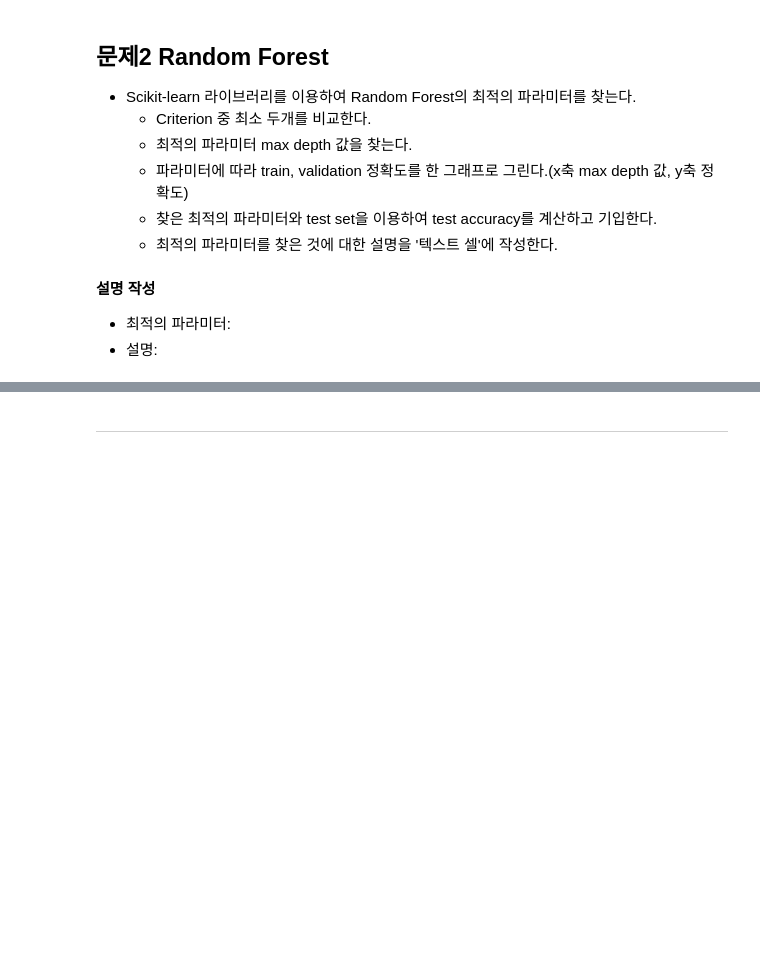
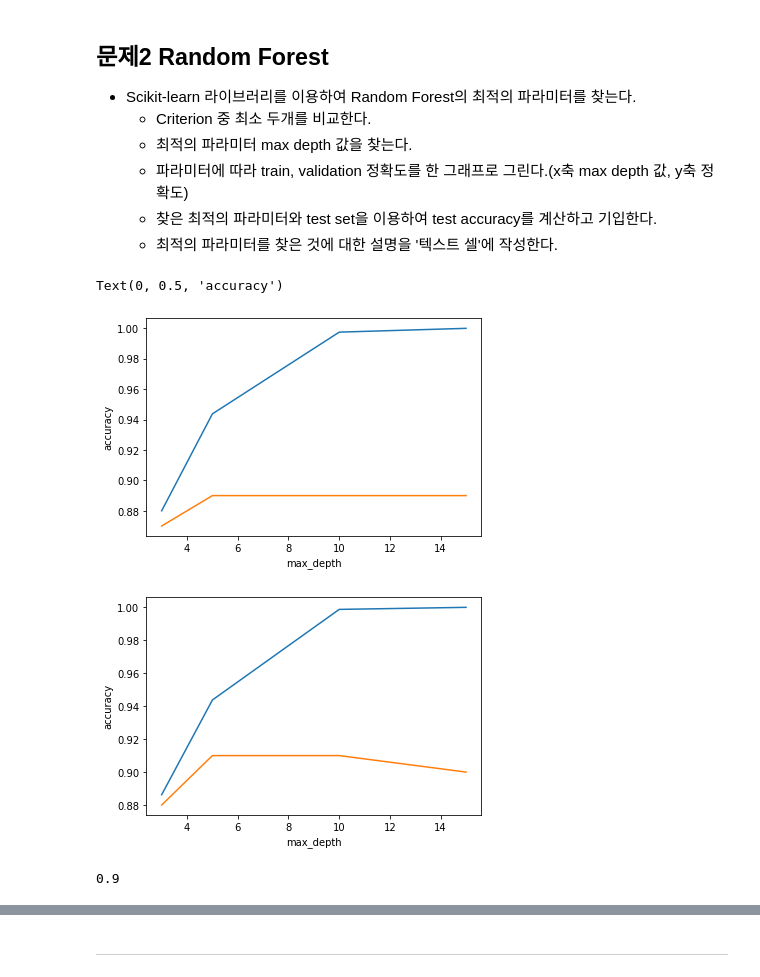
Before and after one commit to h-wi/2022_Fall-Ajou-ML, a Jupyter notebook: HW3_ipynb의_사본.ipynb, the cells around one changed output, grey strips where cells are left out. Cells and saved outputs as stored; diff of their text form; code cells hidden in the pictures; blank space fills up the shorter version.

```diff
--- a/HW3_ipynb의_사본.ipynb
+++ b/HW3_ipynb의_사본.ipynb
@@ -85,4 +149,52 @@ from sklearn.ensemble import RandomForestClassifier
-# %% [markdown]
-**설명 작성**
-- 최적의 파라미터:
-- 설명:
+# %%
+### 문제 2 ###
+from sklearn.preprocessing import StandardScaler
+sc = StandardScaler()
+
+X_train = sc.fit_transform(X_train)
+X_val = sc.transform(X_val)
+X_test = sc.transform(X_test)
+
+max_depth = [3,5,10,15]
+
+train_acc_e = []
+train_acc_g = []
+
+val_acc_e = []
+val_acc_g = []
+
+for i in max_depth:
+  classifier_e = RandomForestClassifier(criterion = 'entropy',max_depth=i)
+  classifier_g = RandomForestClassifier(criterion = 'gini',max_depth=i)
+
+  classifier_e.fit(X_train,y_train)
+  classifier_g.fit(X_train,y_train)
+
+  train_acc_e.append(classifier_e.score(X_train,y_train))
+  train_acc_g.append(classifier_g.score(X_train,y_train))
+
+  val_acc_e.append(classifier_e.score(X_val,y_val))
+  val_acc_g.append(classifier_g.score(X_val,y_val))
+
+plt.figure()
+plt.plot(max_depth,train_acc_e,label='train accuracy')
+plt.plot(max_depth,val_acc_e,label='validation accuracy')
+plt.xlabel('max_depth')
+plt.ylabel('accuracy')
+
+plt.figure()
+plt.plot(max_depth,train_acc_g,label='train accuracy')
+plt.plot(max_depth,val_acc_g,label='validation accuracy')
+plt.xlabel('max_depth')
+plt.ylabel('accuracy')
+### 코드 작성 ###
+# %% [output]
+Text(0, 0.5, 'accuracy')
+[figure, added]
+[figure, added]
+# %%
+classifier_rf = RandomForestClassifier(criterion = 'entropy',max_depth=5)
+classifier_rf.fit(X_train,y_train)
+print(classifier_rf.score(X_test,y_test))
+# %% [output]
+0.9
```
Also changed, not shown: parts of 26 cells of this notebook.
